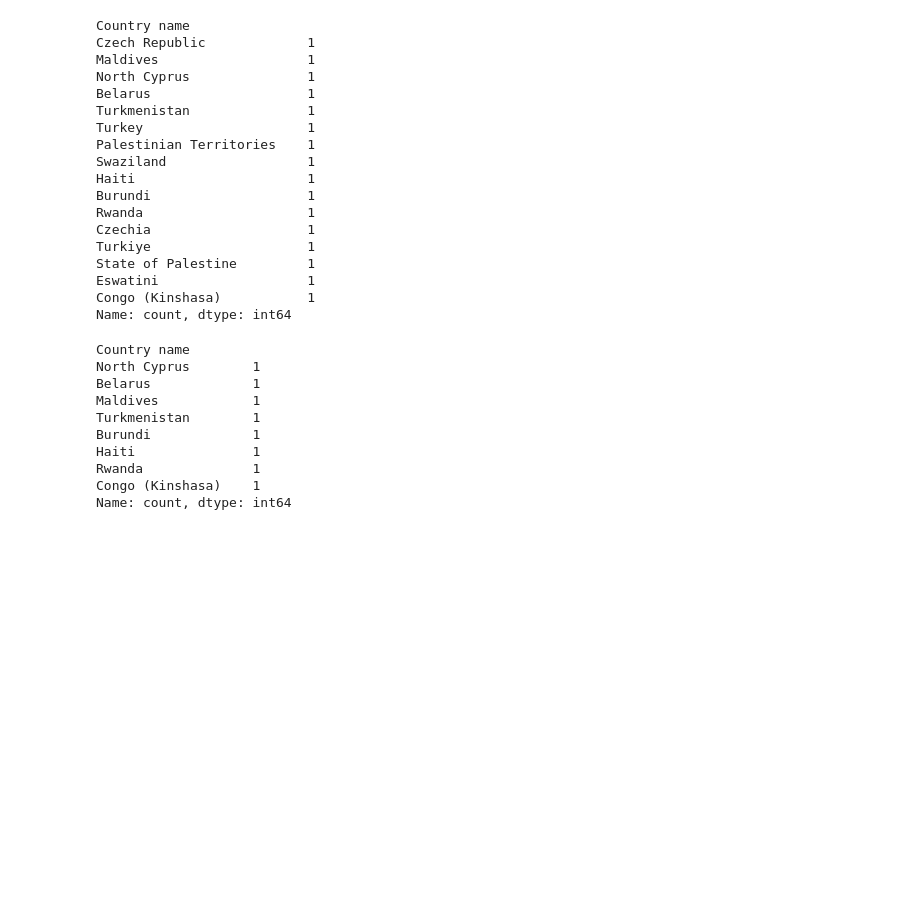
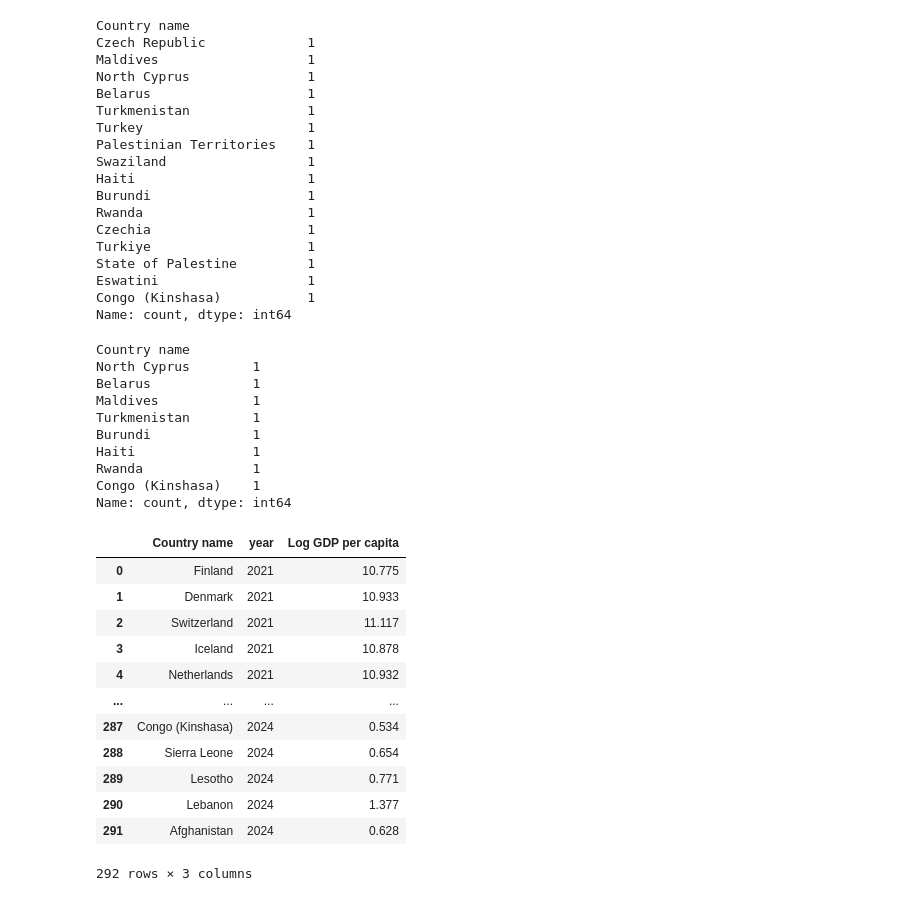
Before and after one commit to lucia18nozal/project-da-promo-47-modulo-4-team-3, a Jupyter notebook: world happiness.ipynb, the cells around one changed output. Cells and saved outputs as stored; diff of their text form; code cells hidden in the pictures; blank space fills up the shorter version.

```diff
--- a/world happiness.ipynb
+++ b/world happiness.ipynb
@@ -337,3 +354,23 @@ Congo (Kinshasa)    1
 Name: count, dtype: int64
 # %%
 df.to_csv('files/world_happiness_report_2021_2024.csv', index=False)
+# %%
+#vamos a explorar los datos de GDP para 2021 y 2024 por pais
+
+df_gdp = df[['Country name', 'year', 'Log GDP per capita']]
+
+df_gdp
+# %% [output]
+|  | Country name | year | Log GDP per capita |
+| 0 | Finland | 2021 | 10.775 |
+| 1 | Denmark | 2021 | 10.933 |
+| 2 | Switzerland | 2021 | 11.117 |
+| 3 | Iceland | 2021 | 10.878 |
+| 4 | Netherlands | 2021 | 10.932 |
+| ... | ... | ... | ... |
+| 287 | Congo (Kinshasa) | 2024 | 0.534 |
+| 288 | Sierra Leone | 2024 | 0.654 |
+| 289 | Lesotho | 2024 | 0.771 |
+| 290 | Lebanon | 2024 | 1.377 |
+| 291 | Afghanistan | 2024 | 0.628 |
+292 rows × 3 columns
```
Also changed, not shown: parts of 7 cells of this notebook.
